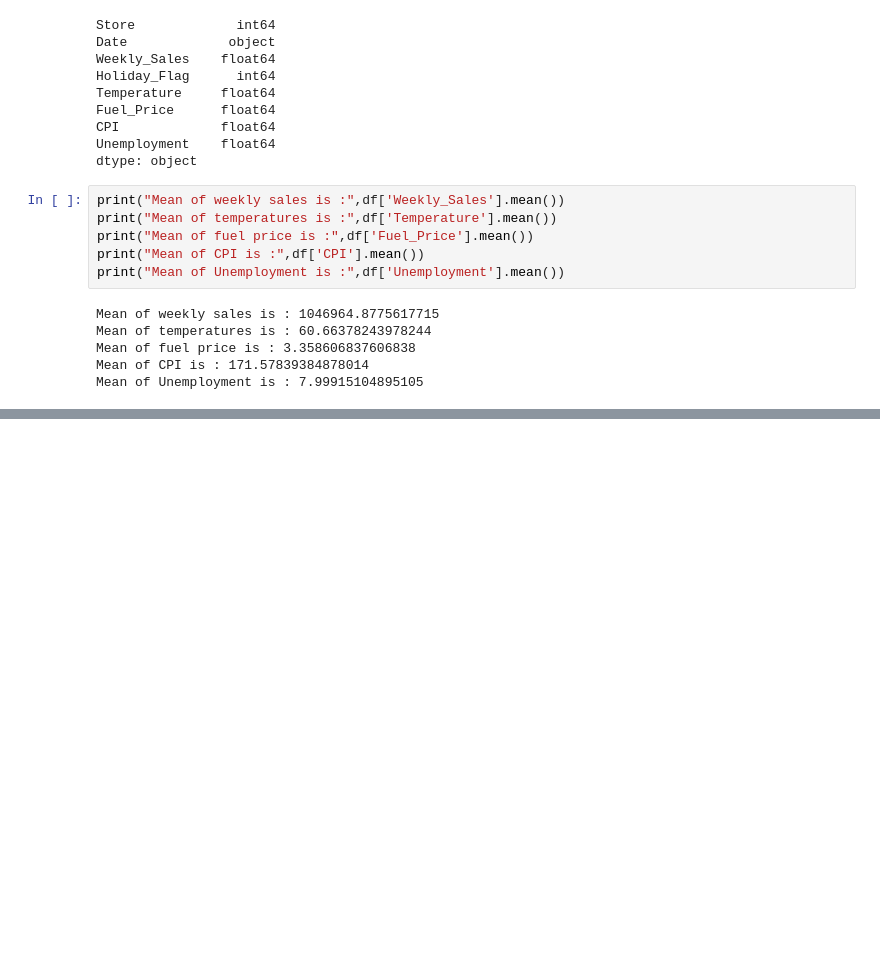
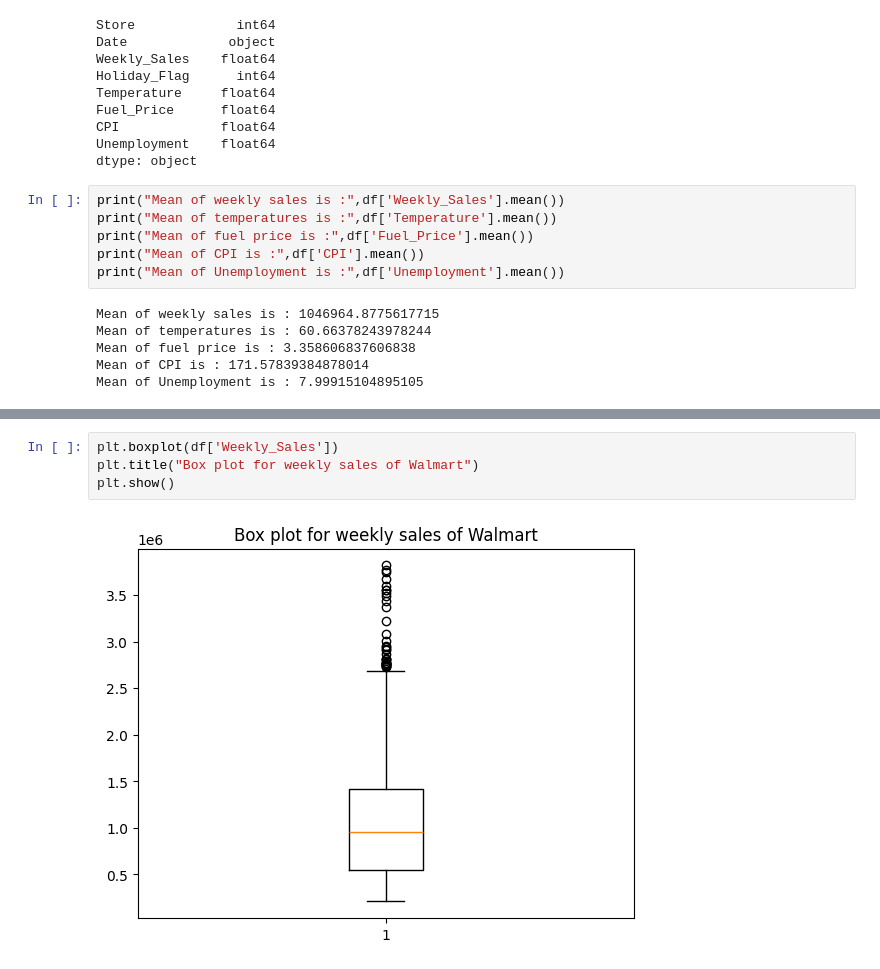
Before and after one commit to Mittal24Shaurya/CSR-Cockpit, a Jupyter notebook: intro-to-Finance-analytics/jupyter.ipynb, the cells around one changed output, grey strips where cells are left out. Saved outputs shown, nothing was run; the diff lists cells and outputs as text; blank space fills up the shorter version.

```diff
--- a/intro-to-Finance-analytics/jupyter.ipynb
+++ b/intro-to-Finance-analytics/jupyter.ipynb
@@ -179,0 +244,6 @@ Mean of Unemployment is : 7.99915104895105
+# %%
+plt.boxplot(df['Weekly_Sales'])
+plt.title("Box plot for weekly sales of Walmart")
+plt.show()
+# %% [output]
+[figure, added]
```
Also changed, not shown: parts of 5 cells of this notebook.
